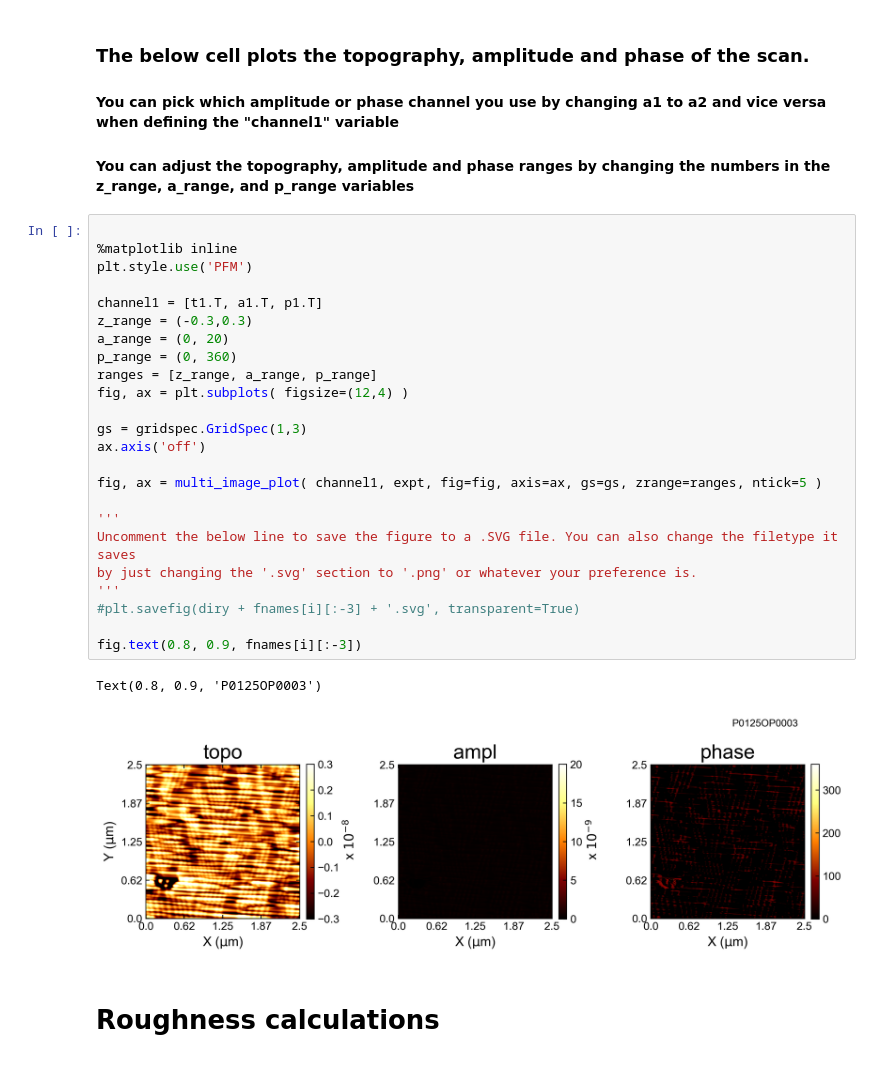
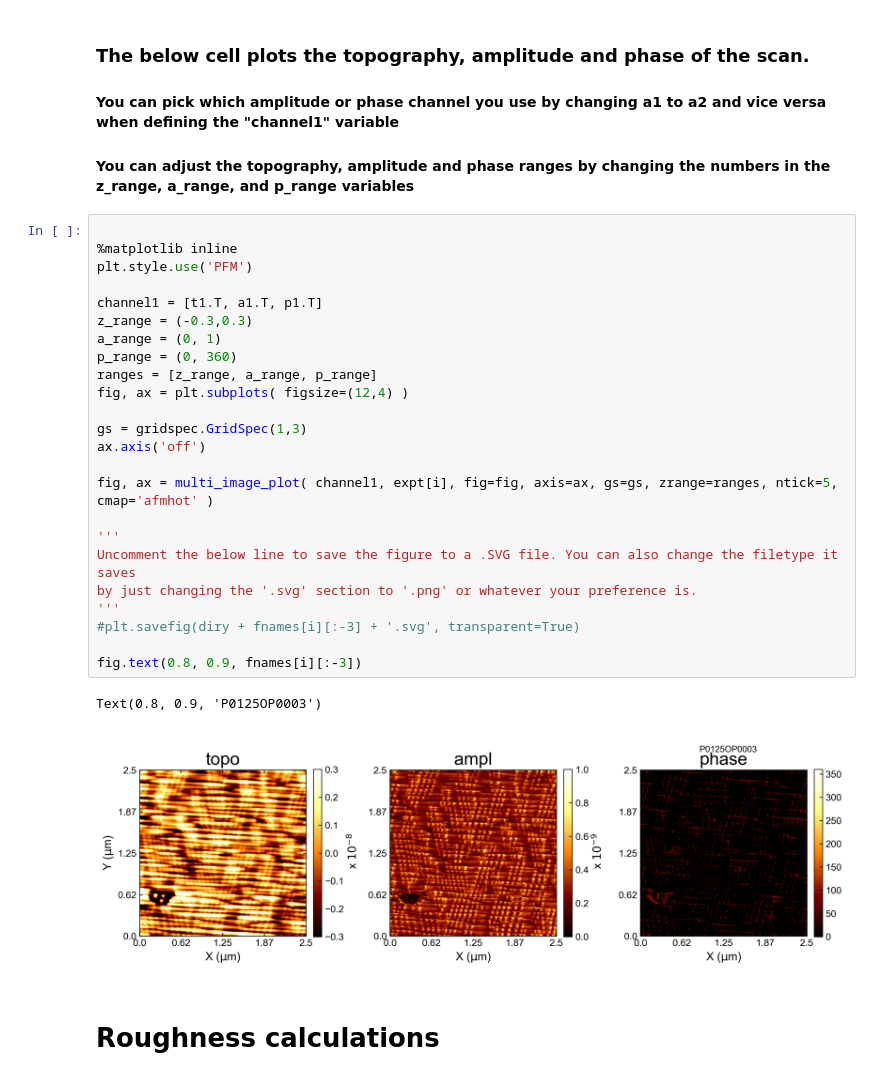
Before and after one commit to ohcpaull/epytaxy, a Jupyter notebook: PFM analysis/PFM_Analysis.ipynb, the cells around one changed output. Drawn from its saved outputs; the diff is of its cells as text.

```diff
--- a/PFM analysis/PFM_Analysis.ipynb
+++ b/PFM analysis/PFM_Analysis.ipynb
@@ -208,30 +137,30 @@ plt.close(fig='all')
 # %%
 
 %matplotlib inline
 plt.style.use('PFM')
 
 channel1 = [t1.T, a1.T, p1.T]
 z_range = (-0.3,0.3)
-a_range = (0, 20)
+a_range = (0, 1)
 p_range = (0, 360)
 ranges = [z_range, a_range, p_range]
 fig, ax = plt.subplots( figsize=(12,4) )
 
 gs = gridspec.GridSpec(1,3)
 ax.axis('off')
 
-fig, ax = multi_image_plot( channel1, expt, fig=fig, axis=ax, gs=gs, zrange=ranges, ntick=5 )
+fig, ax = multi_image_plot( channel1, expt[i], fig=fig, axis=ax, gs=gs, zrange=ranges, ntick=5, cmap='afmhot' )
 
 '''
 Uncomment the below line to save the figure to a .SVG file. You can also change the filetype it saves
 by just changing the '.svg' section to '.png' or whatever your preference is.
 '''
 #plt.savefig(diry + fnames[i][:-3] + '.svg', transparent=True)
 
 fig.text(0.8, 0.9, fnames[i][:-3])
 # %% [output]
 Text(0.8, 0.9, 'P0125OP0003')
-[figure, old version]
+[figure, new version]
 # %% [markdown]
 # Roughness calculations
 # %%
```
Also changed, not shown: parts of 15 cells of this notebook, 1 other file.
